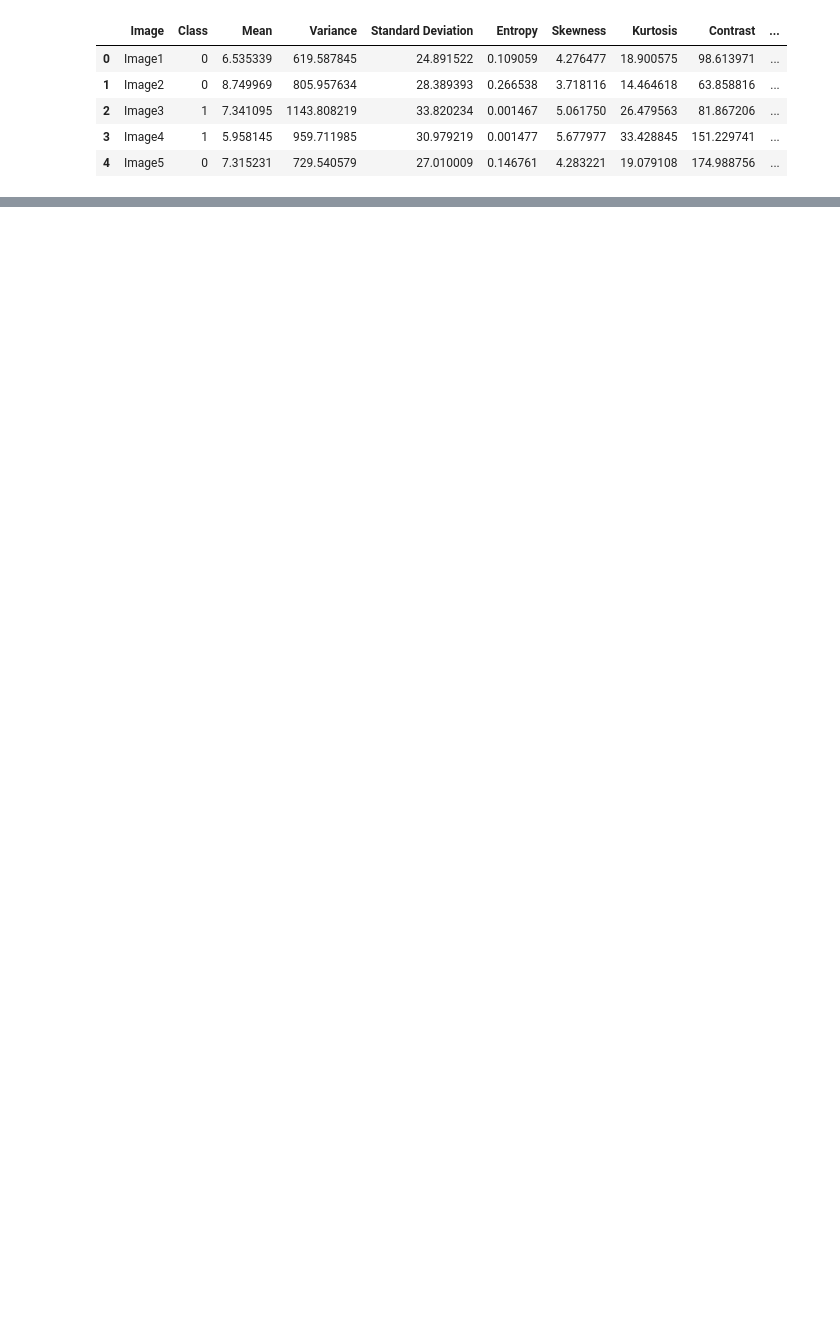
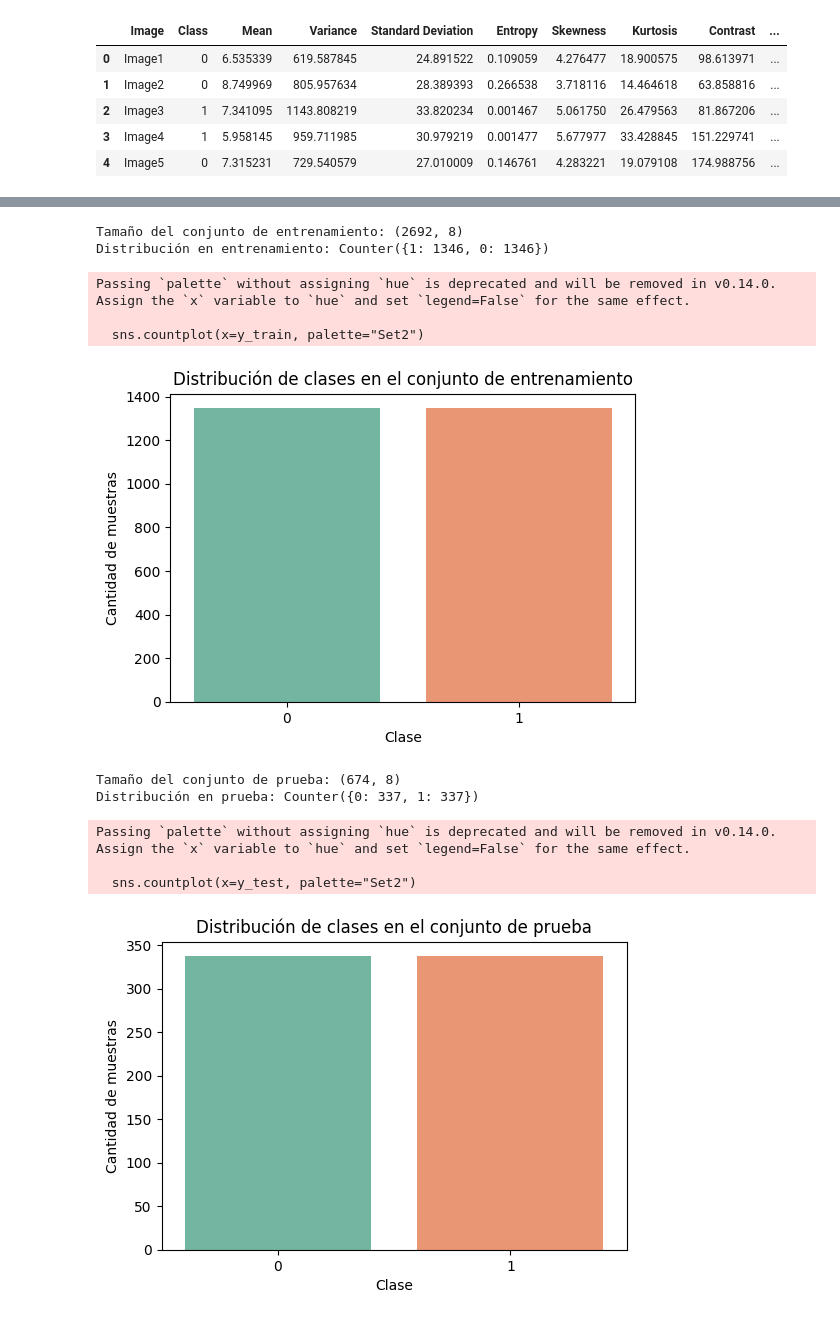
Before and after one commit to bedwardsr1-boop/Proyecto-RTF-Tumor, a Jupyter notebook: Proyecto_final.ipynb, the cells around one changed output, grey strips where cells are left out. Cells and saved outputs as stored; diff of their text form; code cells hidden in the pictures; blank space fills up the shorter version.

```diff
--- a/Proyecto_final.ipynb
+++ b/Proyecto_final.ipynb
@@ -70,6 +129,6 @@ df.isnull().sum()
 # %%
 # Tratamiento de Outliers mediante IQR (Ajuste por límites)
-df_out = df.copy()
+df_out = df_clean.copy()
 
 for col in df_out.select_dtypes(include=['float64', 'int64']).columns:
     if col != "Class":  # no tocar la variable objetivo
@@ -107,17 +193,24 @@ print(Counter(df["Class"]))
 # %%
 from sklearn.preprocessing import StandardScaler
+from sklearn.model_selection import train_test_split
 import pandas as pd
 
 # Separar variables predictoras y variable objetivo
 X = df_balanced.drop(columns=["Class", "Image"], errors='ignore')
 y = df_balanced["Class"]
 
-# Normalización
+# División del dataset antes de normalizar (evita data leakage)
+X_train, X_test, y_train, y_test = train_test_split(
+    X, y, test_size=0.2, stratify=y, random_state=42
+)
+
+# Normalización solo con datos de entrenamiento
 scaler = StandardScaler()
-X_scaled = scaler.fit_transform(X)
+X_train = scaler.fit_transform(X_train)
+X_test = scaler.transform(X_test)
 
-# Reconstruir dataset normalizado
-df_normalized = pd.DataFrame(X_scaled, columns=X.columns)
-df_normalized["Class"] = y.values
+# Reconstrucción del dataset normalizado para visualización
+df_normalized = pd.DataFrame(np.vstack((X_train, X_test)), columns=X.columns)
+df_normalized["Class"] = pd.concat([y_train, y_test]).values
 
 df_normalized.head()
@@ -162,0 +275,40 @@ plt.show()
+# %%
+from collections import Counter
+import matplotlib.pyplot as plt
+import seaborn as sns
+
+# Usamos el split ya hecho y normalizado previamente
+print("Tamaño del conjunto de entrenamiento:", X_train.shape)
+print("Distribución en entrenamiento:", Counter(y_train))
+
+# Gráfico de barras del conjunto de entrenamiento
+plt.figure(figsize=(6,4))
+sns.countplot(x=y_train, palette="Set2")
+plt.title("Distribución de clases en el conjunto de entrenamiento")
+plt.xlabel("Clase")
+plt.ylabel("Cantidad de muestras")
+plt.show()
+
+print("Tamaño del conjunto de prueba:", X_test.shape)
+print("Distribución en prueba:", Counter(y_test))
+
+# Gráfico de barras del conjunto de prueba
+plt.figure(figsize=(6,4))
+sns.countplot(x=y_test, palette="Set2")
+plt.title("Distribución de clases en el conjunto de prueba")
+plt.xlabel("Clase")
+plt.ylabel("Cantidad de muestras")
+plt.show()
+# %% [output]
+Tamaño del conjunto de entrenamiento: (2692, 8)
+Distribución en entrenamiento: Counter({1: 1346, 0: 1346})
+Passing `palette` without assigning `hue` is deprecated and will be removed in v0.14.0. Assign the `x` variable to `hue` and set `legend=False` for the same effect.
+
+  sns.countplot(x=y_train, palette="Set2")
+[figure, added]
+Tamaño del conjunto de prueba: (674, 8)
+Distribución en prueba: Counter({0: 337, 1: 337})
+Passing `palette` without assigning `hue` is deprecated and will be removed in v0.14.0. Assign the `x` variable to `hue` and set `legend=False` for the same effect.
+
+  sns.countplot(x=y_test, palette="Set2")
+[figure, added]
```
Also changed, not shown: parts of 16 cells of this notebook.
